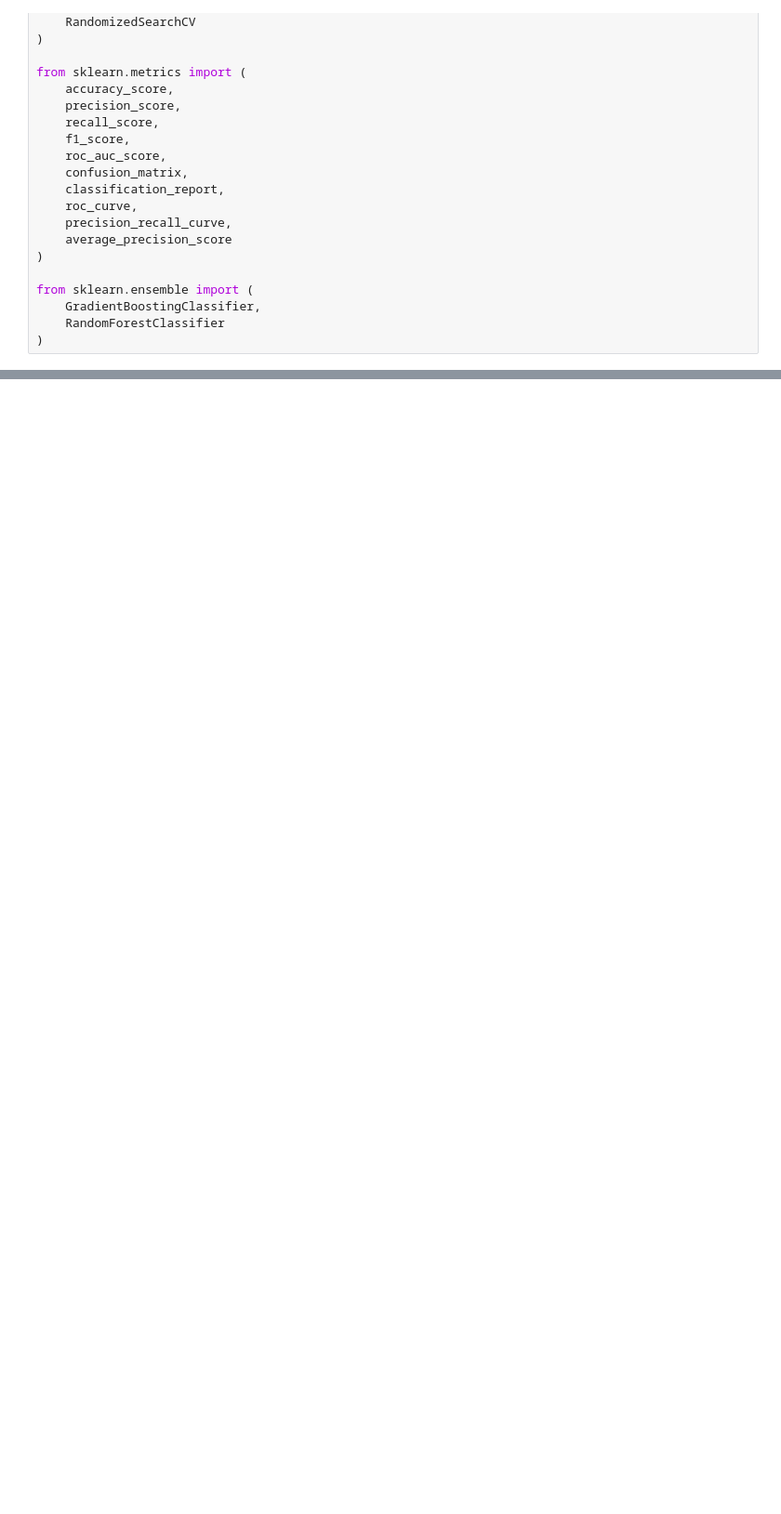
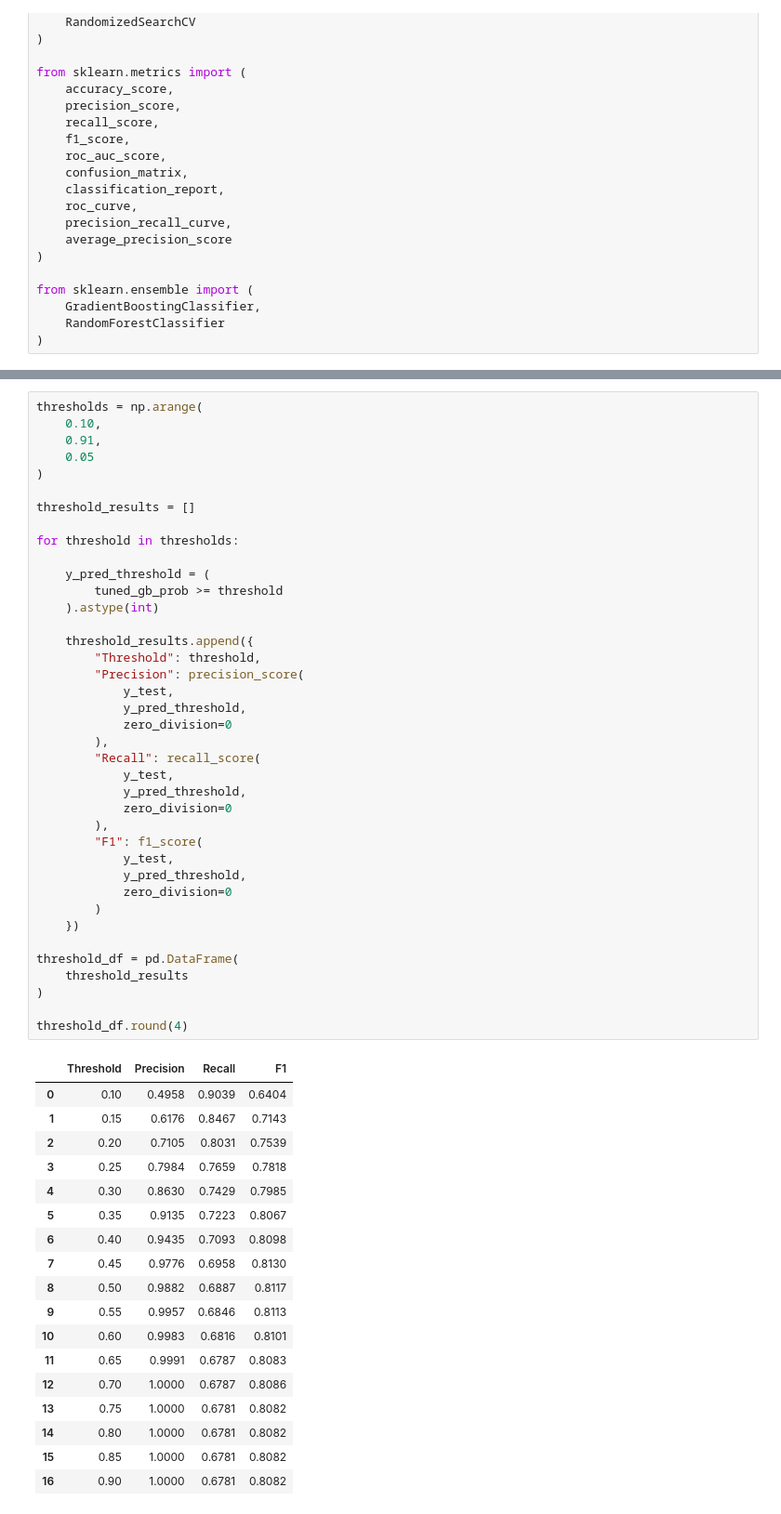
Before and after one commit to suhani2401813205-sudo/DiabeticDetect, a Jupyter notebook: notebooks/04_Model_Evaluation_& _Tuning.ipynb, the cells around one changed output, grey strips where cells are left out. Shown at 93% size. Drawn from its saved outputs; the diff is of its cells as text; blank space fills up the shorter version.

```diff
--- a/notebooks/04_Model_Evaluation_& _Tuning.ipynb
+++ b/notebooks/04_Model_Evaluation_& _Tuning.ipynb
@@ -292,0 +456,58 @@ print("Hyperparameter search space created.")
+# %%
+thresholds = np.arange(
+    0.10,
+    0.91,
+    0.05
+)
+
+threshold_results = []
+
+for threshold in thresholds:
+
+    y_pred_threshold = (
+        tuned_gb_prob >= threshold
+    ).astype(int)
+
+    threshold_results.append({
+        "Threshold": threshold,
+        "Precision": precision_score(
+            y_test,
+            y_pred_threshold,
+            zero_division=0
+        ),
+        "Recall": recall_score(
+            y_test,
+            y_pred_threshold,
+            zero_division=0
+        ),
+        "F1": f1_score(
+            y_test,
+            y_pred_threshold,
+            zero_division=0
+        )
+    })
+
+threshold_df = pd.DataFrame(
+    threshold_results
+)
+
+threshold_df.round(4)
+# %% [output]
+|  | Threshold | Precision | Recall | F1 |
+| 0 | 0.10 | 0.4958 | 0.9039 | 0.6404 |
+| 1 | 0.15 | 0.6176 | 0.8467 | 0.7143 |
+| 2 | 0.20 | 0.7105 | 0.8031 | 0.7539 |
+| 3 | 0.25 | 0.7984 | 0.7659 | 0.7818 |
+| 4 | 0.30 | 0.8630 | 0.7429 | 0.7985 |
+| 5 | 0.35 | 0.9135 | 0.7223 | 0.8067 |
+| 6 | 0.40 | 0.9435 | 0.7093 | 0.8098 |
+| 7 | 0.45 | 0.9776 | 0.6958 | 0.8130 |
+| 8 | 0.50 | 0.9882 | 0.6887 | 0.8117 |
+| 9 | 0.55 | 0.9957 | 0.6846 | 0.8113 |
+| 10 | 0.60 | 0.9983 | 0.6816 | 0.8101 |
+| 11 | 0.65 | 0.9991 | 0.6787 | 0.8083 |
+| 12 | 0.70 | 1.0000 | 0.6787 | 0.8086 |
+| 13 | 0.75 | 1.0000 | 0.6781 | 0.8082 |
+| 14 | 0.80 | 1.0000 | 0.6781 | 0.8082 |
+| 15 | 0.85 | 1.0000 | 0.6781 | 0.8082 |
+| 16 | 0.90 | 1.0000 | 0.6781 | 0.8082 |
```
Also changed, not shown: parts of 32 cells of this notebook, 3 other files.
